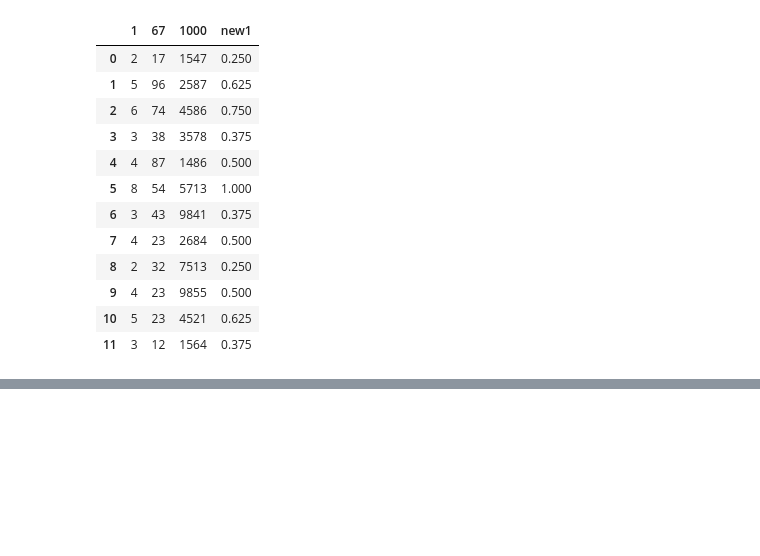
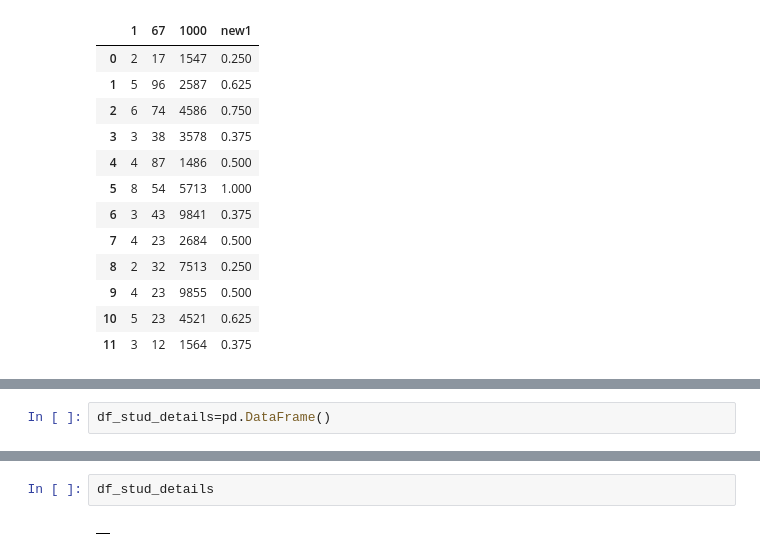
Before and after one commit to klmarjun/CSE180-AdvancedPythonProgramming, a Jupyter notebook: Assessment/CA1/Code/CA1.ipynb, the cells around one changed output, grey strips where cells are left out. Drawn from its saved outputs; the diff is of its cells as text; blank space fills up the shorter version.

```diff
--- a/Assessment/CA1/Code/CA1.ipynb
+++ b/Assessment/CA1/Code/CA1.ipynb
@@ -433,0 +969,2 @@ df
+# %%
+df_stud_details=pd.DataFrame()
@@ -433,0 +973,4 @@ df
+# %%
+df_stud_details
+# %% [output]
+|  |
```
Also changed, not shown: parts of 112 cells of this notebook, 8 other files.
